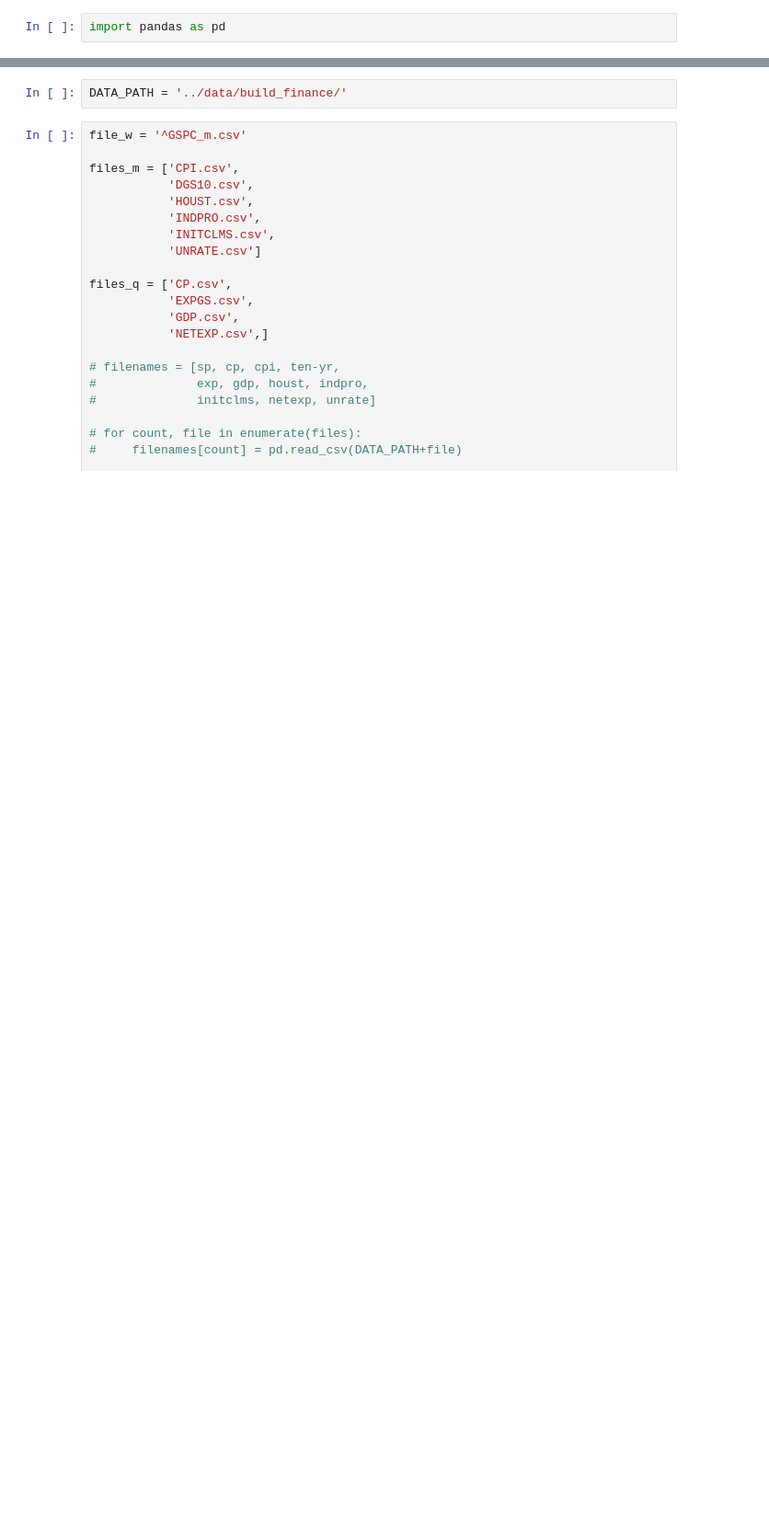
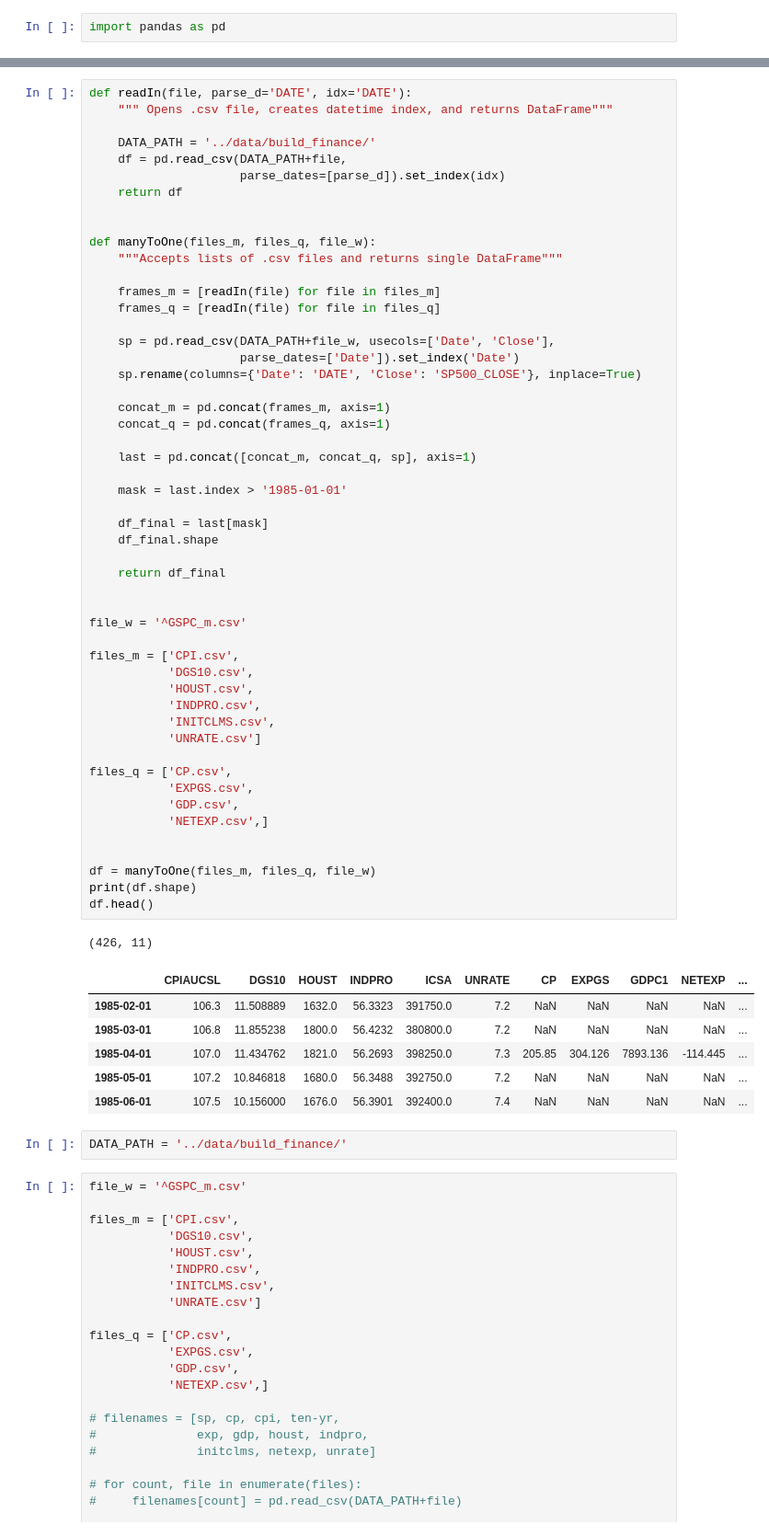
Before and after one commit to Frank-Howd/DS-Unit-2-Linear-Models, a Jupyter notebook: Unit_2_Build/Project_Dataset_Creation.ipynb, the cells around one changed output, grey strips where cells are left out. Shown at 92% size. Cells and saved outputs as stored; diff of their text form; blank space fills up the shorter version.

Commit message:
Initiate cleanup of merge/joints/concat

```diff
--- a/Unit_2_Build/Project_Dataset_Creation.ipynb
+++ b/Unit_2_Build/Project_Dataset_Creation.ipynb
@@ -3,3 +130,62 @@ import pandas as pd
+# %%
+def readIn(file, parse_d='DATE', idx='DATE'):
+    """ Opens .csv file, creates datetime index, and returns DataFrame"""
+
+    DATA_PATH = '../data/build_finance/'
+    df = pd.read_csv(DATA_PATH+file,
+                     parse_dates=[parse_d]).set_index(idx)
+    return df
+
+
+def manyToOne(files_m, files_q, file_w):
+    """Accepts lists of .csv files and returns single DataFrame"""
+
+    frames_m = [readIn(file) for file in files_m]
+    frames_q = [readIn(file) for file in files_q]
+
+    sp = pd.read_csv(DATA_PATH+file_w, usecols=['Date', 'Close'],
+                     parse_dates=['Date']).set_index('Date')
+    sp.rename(columns={'Date': 'DATE', 'Close': 'SP500_CLOSE'}, inplace=True)
+
+    concat_m = pd.concat(frames_m, axis=1)
+    concat_q = pd.concat(frames_q, axis=1)
+
+    last = pd.concat([concat_m, concat_q, sp], axis=1)
+
+    mask = last.index > '1985-01-01'
+
+    df_final = last[mask]
+    df_final.shape
+
+    return df_final
+
+
+file_w = '^GSPC_m.csv'
+
+files_m = ['CPI.csv',
+           'DGS10.csv',
+           'HOUST.csv',
+           'INDPRO.csv',
+           'INITCLMS.csv',
+           'UNRATE.csv']
+
+files_q = ['CP.csv',
+           'EXPGS.csv',
+           'GDP.csv',
+           'NETEXP.csv',]
+
+
+df = manyToOne(files_m, files_q, file_w)
+print(df.shape)
+df.head()
+# %% [output]
+(426, 11)
+|  | CPIAUCSL | DGS10 | HOUST | INDPRO | ICSA | UNRATE | CP | EXPGS | GDPC1 | NETEXP | ... |
+| 1985-02-01 | 106.3 | 11.508889 | 1632.0 | 56.3323 | 391750.0 | 7.2 | NaN | NaN | NaN | NaN | ... |
+| 1985-03-01 | 106.8 | 11.855238 | 1800.0 | 56.4232 | 380800.0 | 7.2 | NaN | NaN | NaN | NaN | ... |
+| 1985-04-01 | 107.0 | 11.434762 | 1821.0 | 56.2693 | 398250.0 | 7.3 | 205.85 | 304.126 | 7893.136 | -114.445 | ... |
+| 1985-05-01 | 107.2 | 10.846818 | 1680.0 | 56.3488 | 392750.0 | 7.2 | NaN | NaN | NaN | NaN | ... |
+| 1985-06-01 | 107.5 | 10.156000 | 1676.0 | 56.3901 | 392400.0 | 7.4 | NaN | NaN | NaN | NaN | ... |
 # %%
 DATA_PATH = '../data/build_finance/'
 # %%
```
Also changed, not shown: parts of 2 cells of this notebook.
